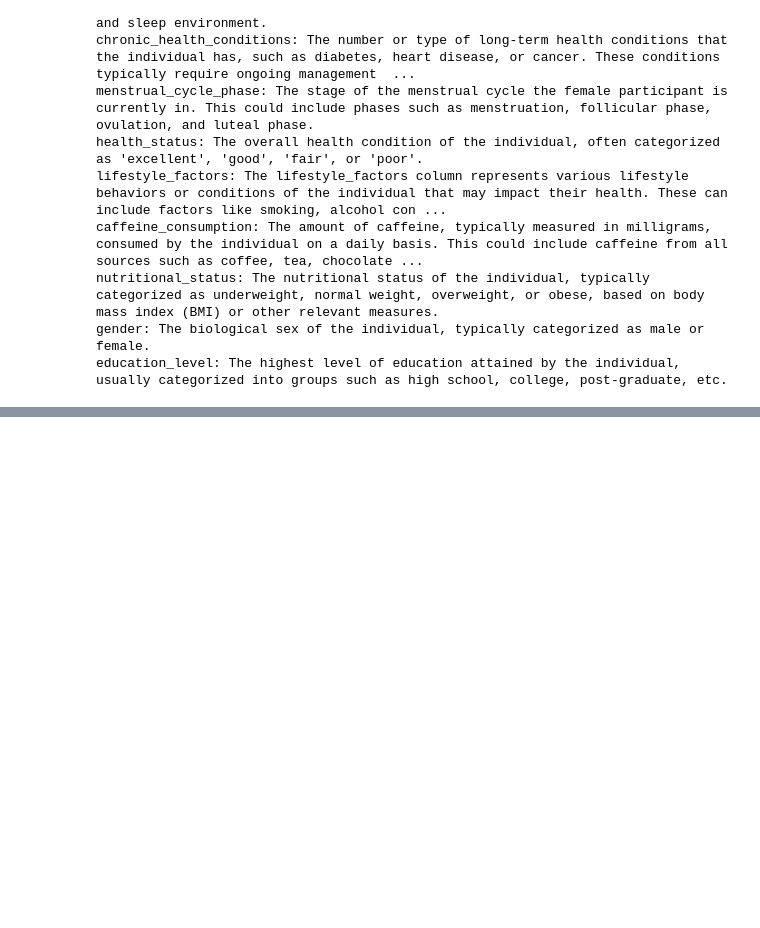
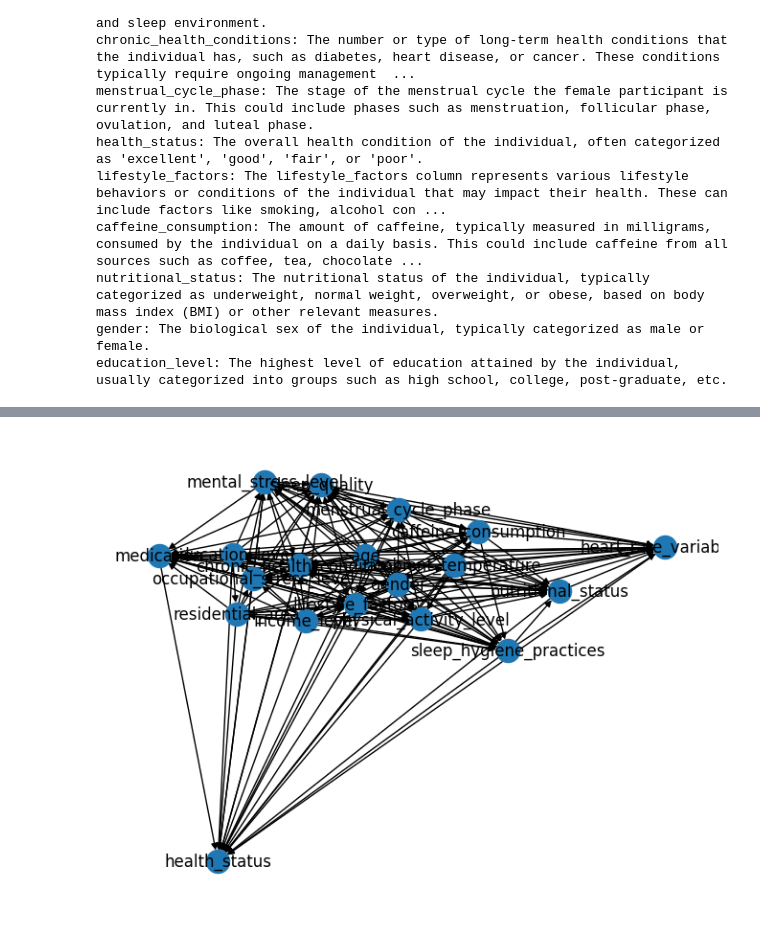
Before and after one commit to py-why/pywhy-llm, a Jupyter notebook: suggestor_example.ipynb, the cells around one changed output, grey strips where cells are left out. Drawn from its saved outputs; the diff is of its cells as text; code cells hidden in the pictures; blank space fills up the shorter version.

```diff
--- a/suggestor_example.ipynb
+++ b/suggestor_example.ipynb
@@ -141,12 +316,14 @@ NameError: name 'relevant_relationships_and_descriptions' is not defined
 # %%
 import networkx as nx
 
 g = nx.DiGraph()
 g.add_nodes_from(variable_names)
-g.add_edges_from(relevant_relationships_and_descriptions.keys())
+g.add_edges_from(relationships)
 
 '''show graph'''
 import matplotlib.pyplot as plt
 
 nx.draw(g, with_labels=True)
 plt.show()
+# %% [output]
+[figure, added]
```
Also changed, not shown: parts of 16 cells of this notebook, 1 other file.
